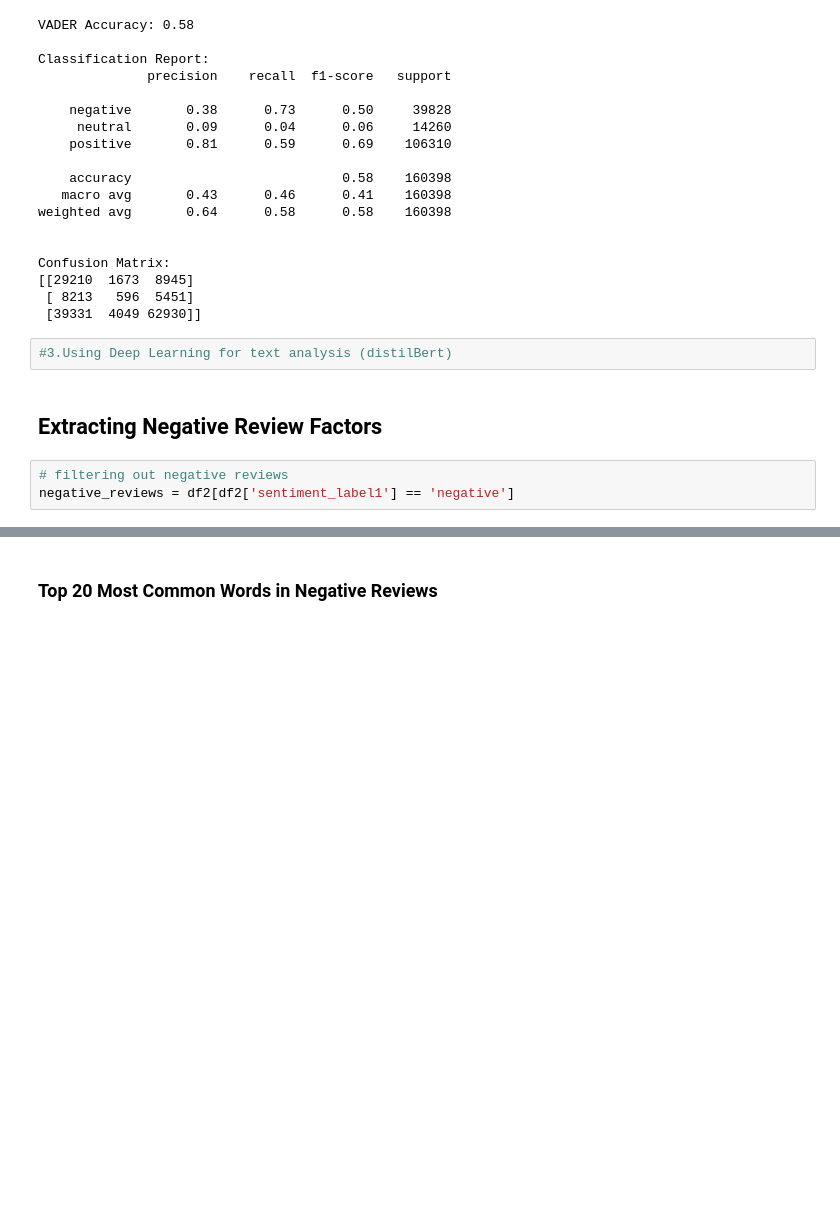
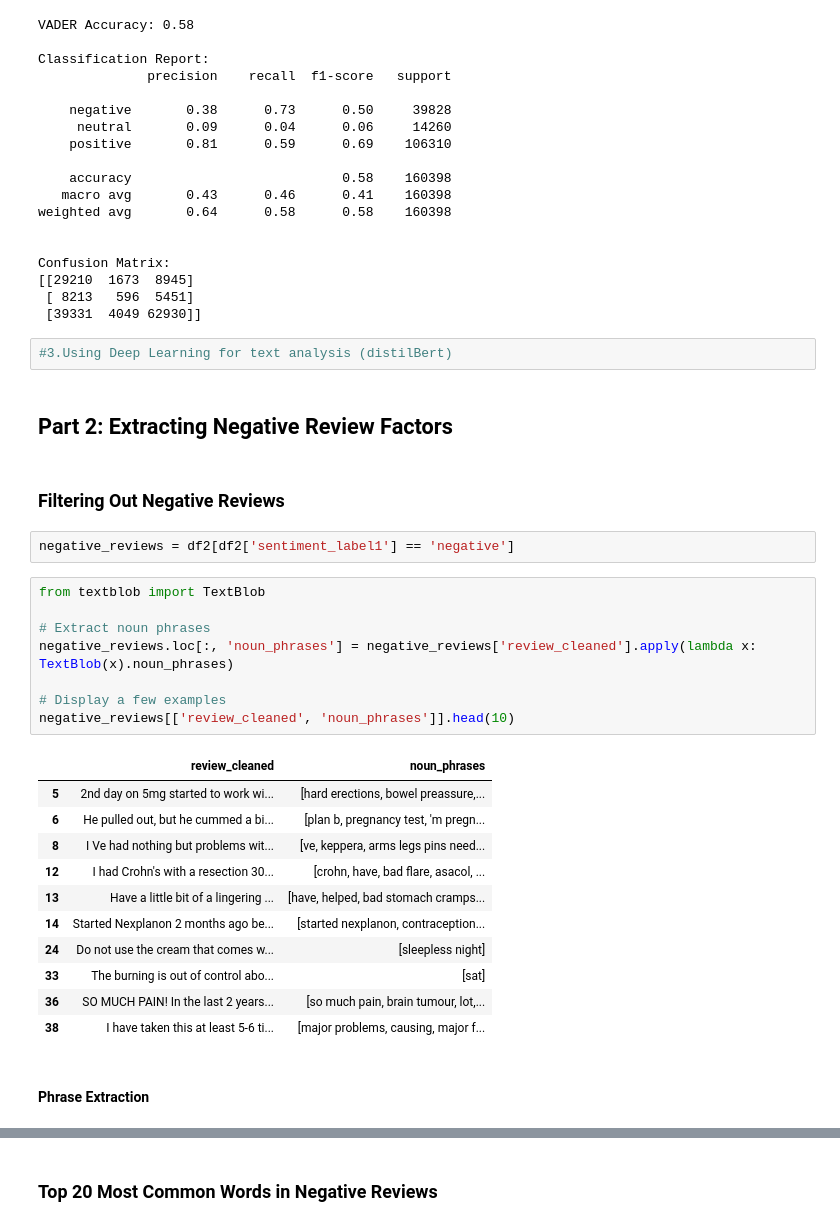
Before and after one commit to afreenjun/Social-Media-Comp-Project, a Jupyter notebook: SMC Project.ipynb, the cells around one changed output, grey strips where cells are left out. Drawn from its saved outputs; the diff is of its cells as text; blank space fills up the shorter version.

```diff
--- a/SMC Project.ipynb
+++ b/SMC Project.ipynb
@@ -412,7 +412,30 @@ Confusion Matrix:
 # %%
 #3.Using Deep Learning for text analysis (distilBert)
 # %% [markdown]
-## Extracting Negative Review Factors
+## Part 2: Extracting Negative Review Factors
+# %% [markdown]
+### Filtering Out Negative Reviews
 # %%
-# filtering out negative reviews
 negative_reviews = df2[df2['sentiment_label1'] == 'negative']
+# %%
+from textblob import TextBlob
+
+# Extract noun phrases
+negative_reviews.loc[:, 'noun_phrases'] = negative_reviews['review_cleaned'].apply(lambda x: TextBlob(x).noun_phrases)
+
+# Display a few examples
+negative_reviews[['review_cleaned', 'noun_phrases']].head(10)
+# %% [output]
+|  | review_cleaned | noun_phrases |
+| 5 | 2nd day on 5mg started to work wi... | [hard erections, bowel preassure,... |
+| 6 | He pulled out, but he cummed a bi... | [plan b, pregnancy test, 'm pregn... |
+| 8 | I Ve had nothing but problems wit... | [ve, keppera, arms legs pins need... |
+| 12 | I had Crohn's with a resection 30... | [crohn, have, bad flare, asacol, ... |
+| 13 | Have a little bit of a lingering ... | [have, helped, bad stomach cramps... |
+| 14 | Started Nexplanon 2 months ago be... | [started nexplanon, contraception... |
+| 24 | Do not use the cream that comes w... | [sleepless night] |
+| 33 | The burning is out of control abo... | [sat] |
+| 36 | SO MUCH PAIN! In the last 2 years... | [so much pain, brain tumour, lot,... |
+| 38 | I have taken this at least 5-6 ti... | [major problems, causing, major f... |
+# %% [markdown]
+#### Phrase Extraction
```
Also changed, not shown: parts of 1 cell of this notebook.
